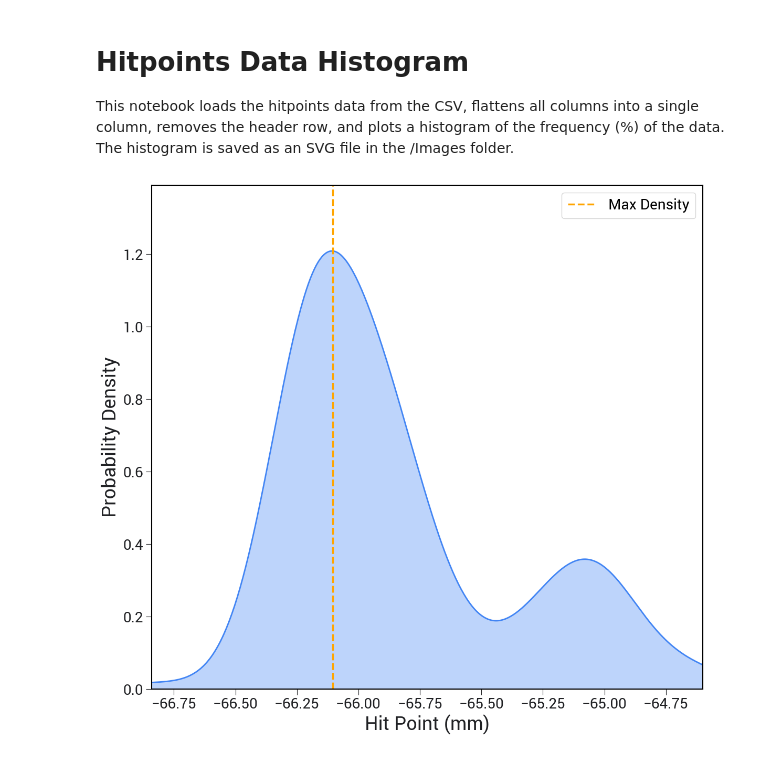
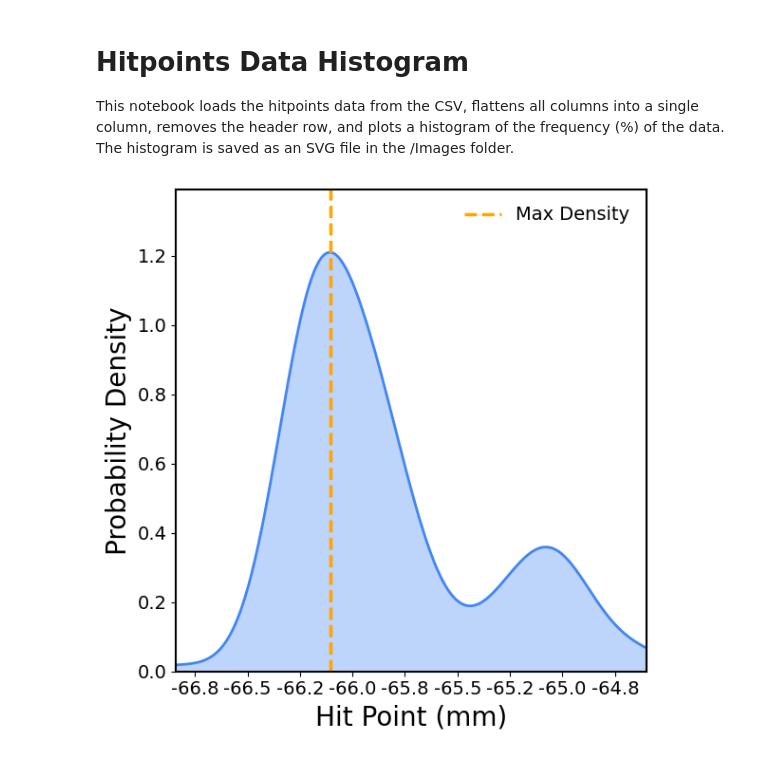
Before and after one commit to AC-Formulations-SDL5/Automated_Viscometry, a Jupyter notebook: Images/hitpoints_histogram.ipynb, the cells around one changed output. Drawn from its saved outputs; the diff is of its cells as text; code cells hidden in the pictures.

```diff
--- a/Images/hitpoints_histogram.ipynb
+++ b/Images/hitpoints_histogram.ipynb
@@ -35,7 +35,7 @@ else:
     y_curve = np.array([])
     max_hitpoint = None
 
-fig, ax = plt.subplots(figsize=(12, 11))
+fig, ax = plt.subplots(figsize=(6, 6))
 
 # Fill under the curve for area effect (if KDE is valid)
 if x_curve.size > 0:
@@ -43,34 +43,36 @@ if x_curve.size > 0:
     ax.plot(x_curve, y_curve, color=GOOGLE_BLUE, lw=2.0)
     # Draw vertical line at max density
     ax.axvline(max_hitpoint, color=GOOGLE_ORANGE, lw=2.5, linestyle='--', label='Max Density')
 
 # Set axis limits and labels to match style
 ax.set_xlim(data.min(), data.max())
 if y_curve.size > 0:
     ax.set_ylim(0, float(np.nanmax(y_curve)) * 1.15)
 
-ax.set_xlabel('Hit Point (mm)', fontsize=LABEL_FS)
-ax.set_ylabel('Probability Density', fontsize=LABEL_FS)
+ax.set_xlabel('Hit Point (mm)', fontsize=20)
+ax.set_ylabel('Probability Density', fontsize=20)
 
 # Percent y-axis formatter, no symbol, 0 decimals
 ax.yaxis.set_major_formatter(PercentFormatter(decimals=1, symbol=""))
+ax.set_xticklabels([f"{x:.1f}" for x in ax.get_xticks()], fontsize=14)
+ax.set_yticklabels([f"{y:.1f}" for y in ax.get_yticks()], fontsize=14)
 
 # Set axis line width and color
 for spine in ax.spines.values():
     spine.set_linewidth(1.5)
     spine.set_color('black')
 
 # Set grid off (to match style)
 ax.grid(False)
 
 # Add legend for max density line if present
 if x_curve.size > 0:
-    ax.legend(fontsize=LABEL_FS - 6)
+    ax.legend(fontsize=14, frameon=False)
 
 # Tight layout and save as SVG
 svg_path = Path('../Images/hitpoints_histogram.svg')
 plt.tight_layout()
 plt.savefig(svg_path, format='svg')
 plt.show()
 # %% [output]
-[figure, old version]
+[figure, new version]
```
Also changed, not shown: 6 other files.
